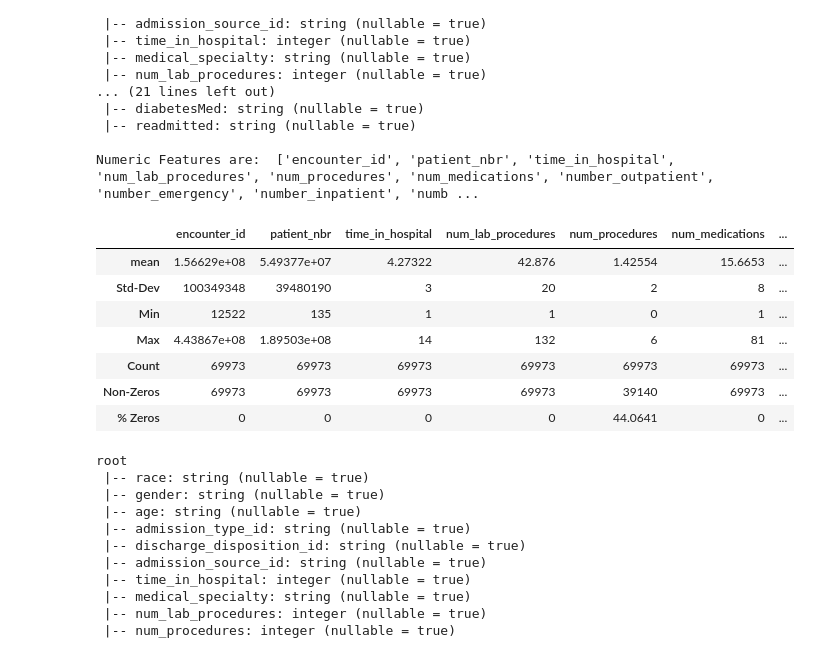
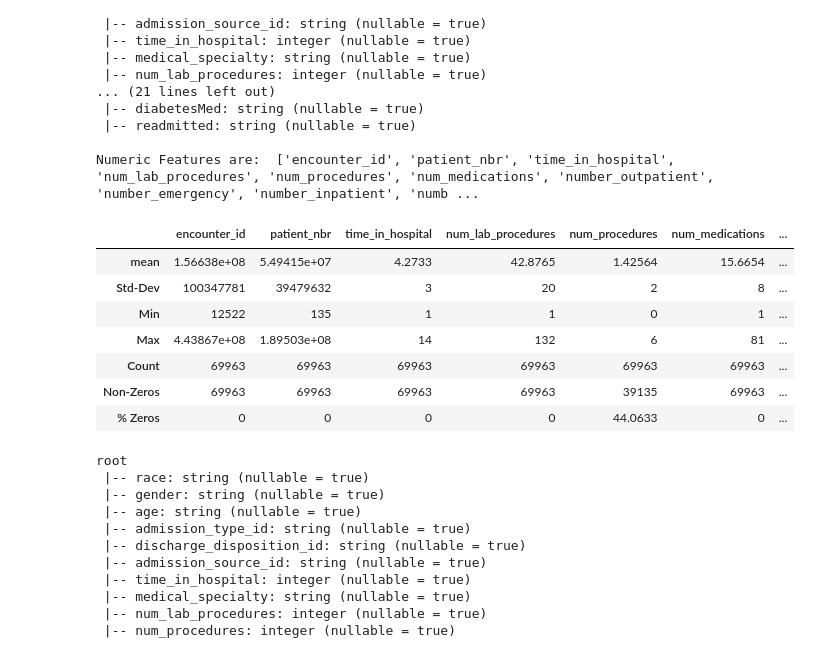
Before and after one commit to Sardhendu/Data-Science-Projects, a Jupyter notebook: Diabetic_ReAdmission.ipynb, the cells around one changed output. Drawn from its saved outputs; the diff is of its cells as text; code cells hidden in the pictures.

```diff
--- a/Diabetic_ReAdmission.ipynb
+++ b/Diabetic_ReAdmission.ipynb
@@ -707,41 +723,41 @@ def parseLines(lines, dtype='int'):
         return np.array([float(token) for token in lines])
 
 
 #------------------------------------------------------------------------------#
 
 
 # Convert the Data Frame into two RDD's (Numeric and Nominal) to use the Machine Learning Library for statistics
 # Get the RDD for Numeric Attributes
-diabeticNumericRDD = diabeticCleanDF.select(*numericFeature).rdd
+diabeticNumericRDD =  diabeticCleanDF_NaN.select(*numericFeature).rdd
 diabeticNumericRDD = diabeticNumericRDD.map(parseLines(dtype='int'))
 
 
 #------------------------------------------------------------------------------#
 
 
 # Get the Summary Statistics for Numeric attributes:
 summaryNumericRDD = Statistics.colStats(diabeticNumericRDD)
 statNumeric = ['mean', 'Std-Dev', 'Min', 'Max', 'Count', 'Non-Zeros', '% Zeros']
 summaryNumericPdDF = pd.DataFrame(index=statNumeric, columns=numericFeature)
 # summaryNumericPdDF
 summaryNumericPdDF.loc['mean',:] = summaryNumericRDD.mean()
 summaryNumericPdDF.loc['Std-Dev',:] = [round(math.sqrt(sd)) for sd in summaryNumericRDD.variance()]
 summaryNumericPdDF.loc['Min',:] = summaryNumericRDD.min()
 summaryNumericPdDF.loc['Max',:] = summaryNumericRDD.max()
 summaryNumericPdDF.loc['Count',:] = summaryNumericRDD.count()
 summaryNumericPdDF.loc['Non-Zeros',:] = summaryNumericRDD.numNonzeros()
 summaryNumericPdDF.loc['% Zeros',:] = 100 - ((summaryNumericRDD.numNonzeros() * 100)/summaryNumericRDD.count())
 
 summaryNumericPdDF
 # %% [output]
 |  | encounter_id | patient_nbr | time_in_hospital | num_lab_procedures | num_procedures | num_medications | ... |
-| mean | 1.56629e+08 | 5.49377e+07 | 4.27322 | 42.876 | 1.42554 | 15.6653 | ... |
-| Std-Dev | 100349348 | 39480190 | 3 | 20 | 2 | 8 | ... |
+| mean | 1.56638e+08 | 5.49415e+07 | 4.2733 | 42.8765 | 1.42564 | 15.6654 | ... |
+| Std-Dev | 100347781 | 39479632 | 3 | 20 | 2 | 8 | ... |
 | Min | 12522 | 135 | 1 | 1 | 0 | 1 | ... |
 | Max | 4.43867e+08 | 1.89503e+08 | 14 | 132 | 6 | 81 | ... |
-| Count | 69973 | 69973 | 69973 | 69973 | 69973 | 69973 | ... |
-| Non-Zeros | 69973 | 69973 | 69973 | 69973 | 39140 | 69973 | ... |
-| % Zeros | 0 | 0 | 0 | 0 | 44.0641 | 0 | ... |
+| Count | 69963 | 69963 | 69963 | 69963 | 69963 | 69963 | ... |
+| Non-Zeros | 69963 | 69963 | 69963 | 69963 | 39135 | 69963 | ... |
+| % Zeros | 0 | 0 | 0 | 0 | 44.0633 | 0 | ... |
 # %%
 ###############################################################
 # 3. Based on the summary statictics remove bad Numeric Columns from the DataFrame.
```
Also changed, not shown: parts of 17 cells of this notebook, 9 other files.
